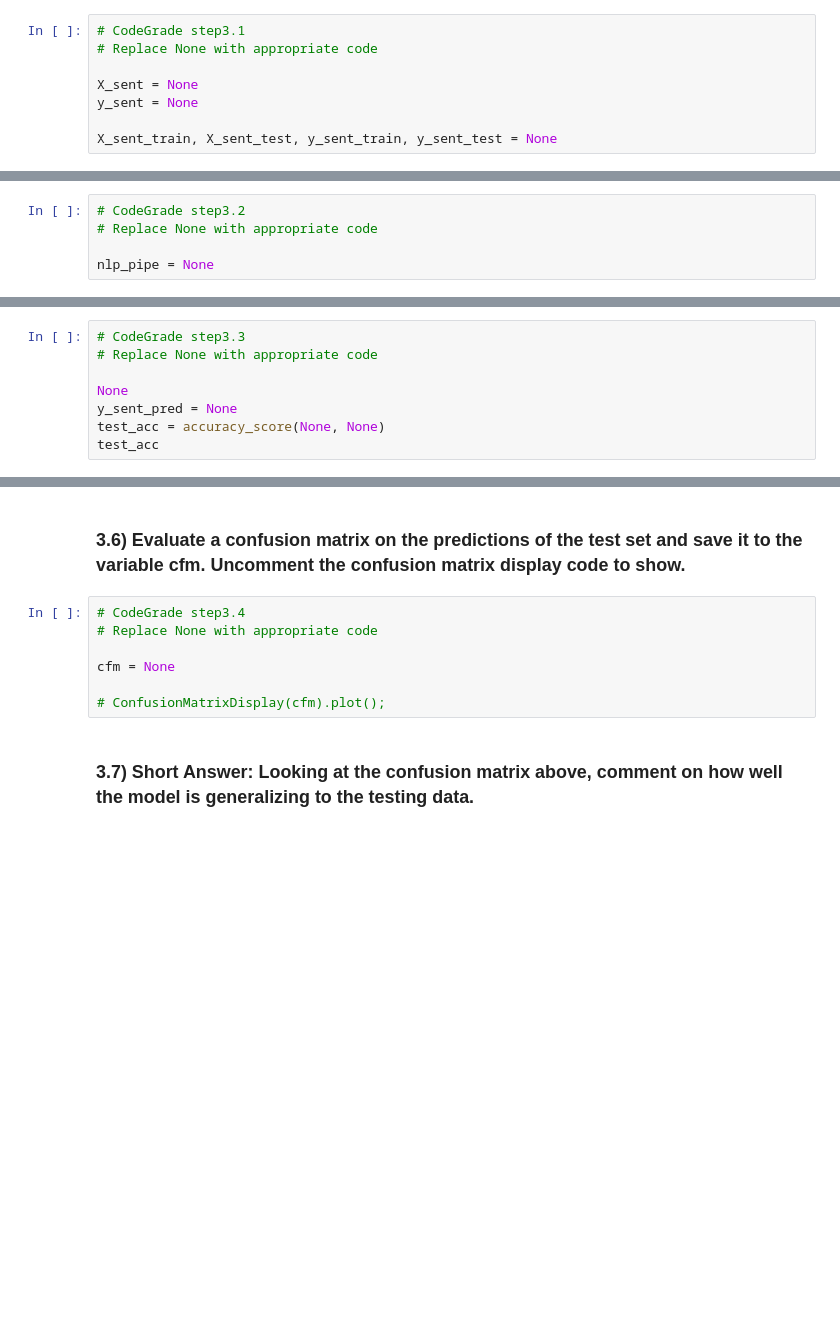
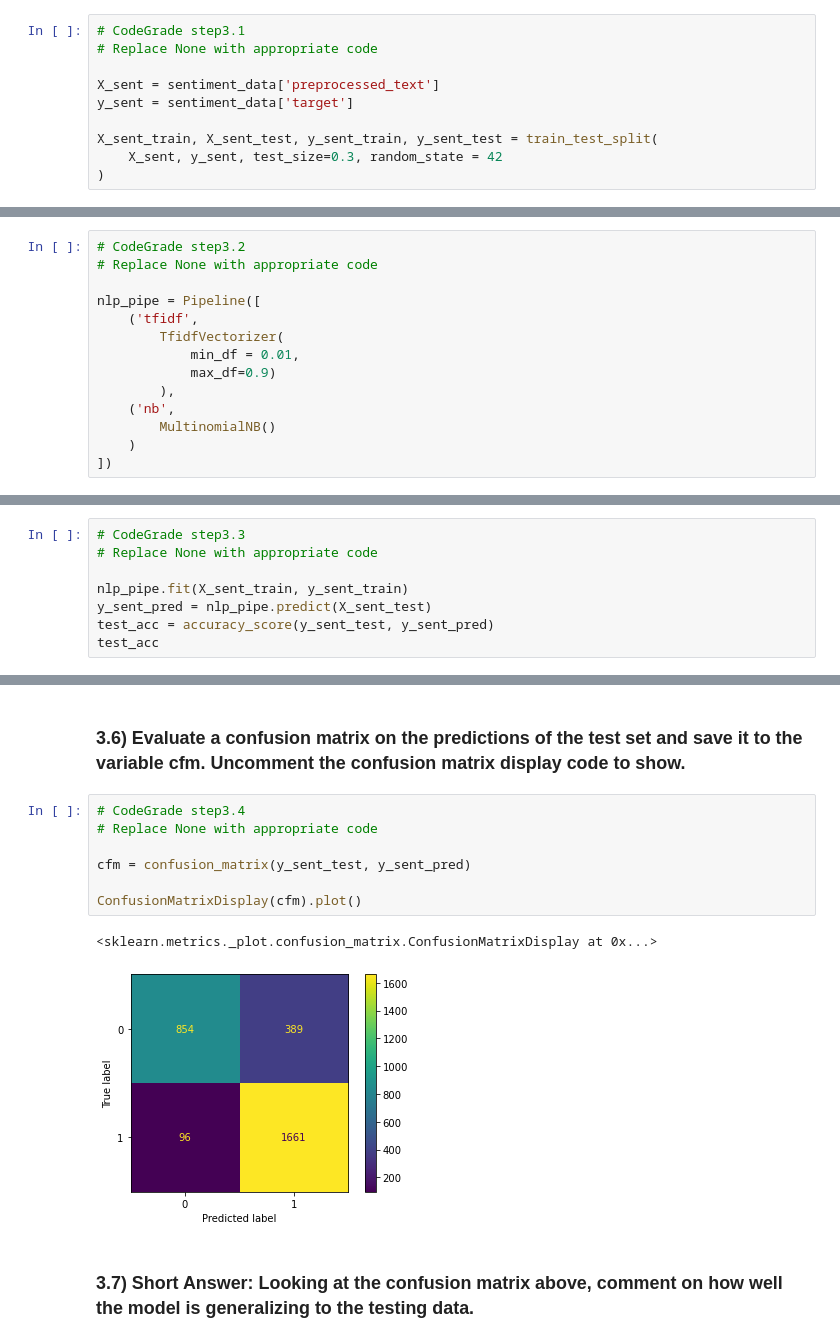
Before and after one commit to rurigi-waweru/dsfpt10-p4-Phase-4-Code-Challenge-V3-CodeGrade, a Jupyter notebook: p4_code_challenge.ipynb, the cells around one changed output, grey strips where cells are left out. Cells and saved outputs as stored; diff of their text form; blank space fills up the shorter version.

```diff
--- a/p4_code_challenge.ipynb
+++ b/p4_code_challenge.ipynb
@@ -307,24 +310,35 @@ Our text has been preprocessed and we can create a BoW matrix. You will use a TF
 # CodeGrade step3.1
 # Replace None with appropriate code
 
-X_sent = None
-y_sent = None
+X_sent = sentiment_data['preprocessed_text']
+y_sent = sentiment_data['target']
 
-X_sent_train, X_sent_test, y_sent_train, y_sent_test = None
+X_sent_train, X_sent_test, y_sent_train, y_sent_test = train_test_split(
+    X_sent, y_sent, test_size=0.3, random_state = 42
+)
 # %% [markdown]
 ### 3.4) Create a pipeline that TF-IDF vectorizes text input and then feeds it into a Multinomial Naive Bayes classifier. Ensure that tokens that are in less than 1% of the documents and in more than 90% of the documents are filtered out by our pipeline. Save the pipeline as a variable **nlp_pipe**.
 # %%
 # CodeGrade step3.2
 # Replace None with appropriate code
 
-nlp_pipe = None
+nlp_pipe = Pipeline([
+    ('tfidf',
+        TfidfVectorizer(
+            min_df = 0.01,
+            max_df=0.9)
+        ),
+    ('nb',
+        MultinomialNB()
+    )
+])
 # %% [markdown]
 ### 3.5) Train the pipeline and then predict on the test set. Save predicted test values as y_sent_pred and then evaluate the test accuracy score.
 # %%
 # CodeGrade step3.3
 # Replace None with appropriate code
 
-None
-y_sent_pred = None
-test_acc = accuracy_score(None, None)
+nlp_pipe.fit(X_sent_train, y_sent_train)
+y_sent_pred = nlp_pipe.predict(X_sent_test)
+test_acc = accuracy_score(y_sent_test, y_sent_pred)
 test_acc
@@ -333,9 +349,12 @@ test_acc
 # %%
 # CodeGrade step3.4
 # Replace None with appropriate code
 
-cfm = None
+cfm = confusion_matrix(y_sent_test, y_sent_pred)
 
-# ConfusionMatrixDisplay(cfm).plot();
+ConfusionMatrixDisplay(cfm).plot()
+# %% [output]
+<sklearn.metrics._plot.confusion_matrix.ConfusionMatrixDisplay at 0x...>
+[figure, added]
 # %% [markdown]
 ### 3.7) Short Answer: Looking at the confusion matrix above, comment on how well the model is generalizing to the testing data.
```
Also changed, not shown: parts of 11 cells of this notebook.
